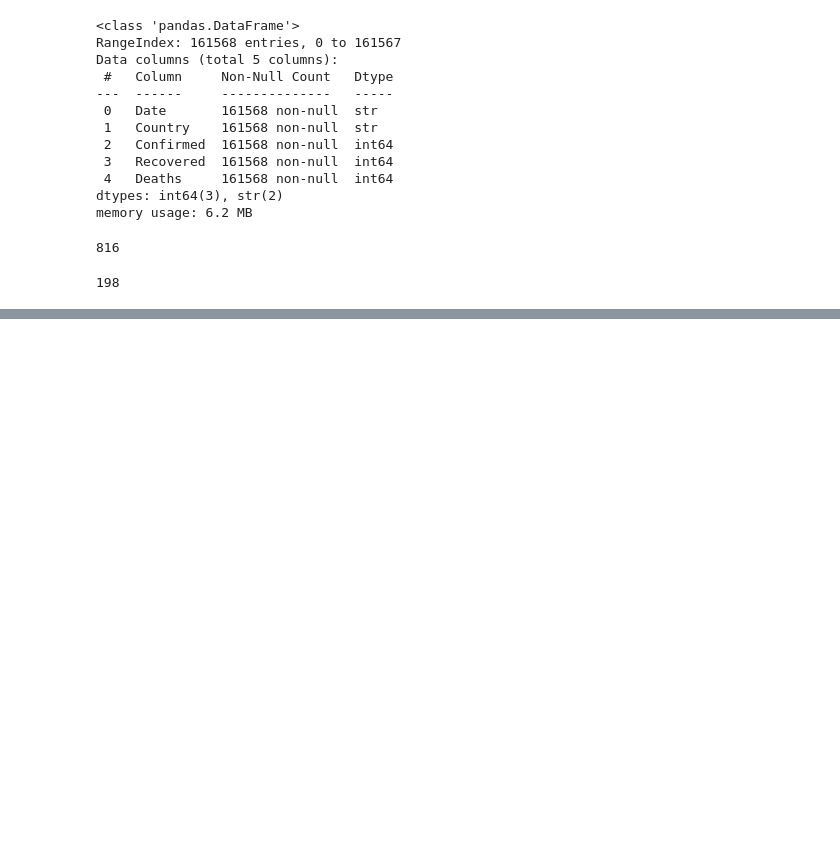
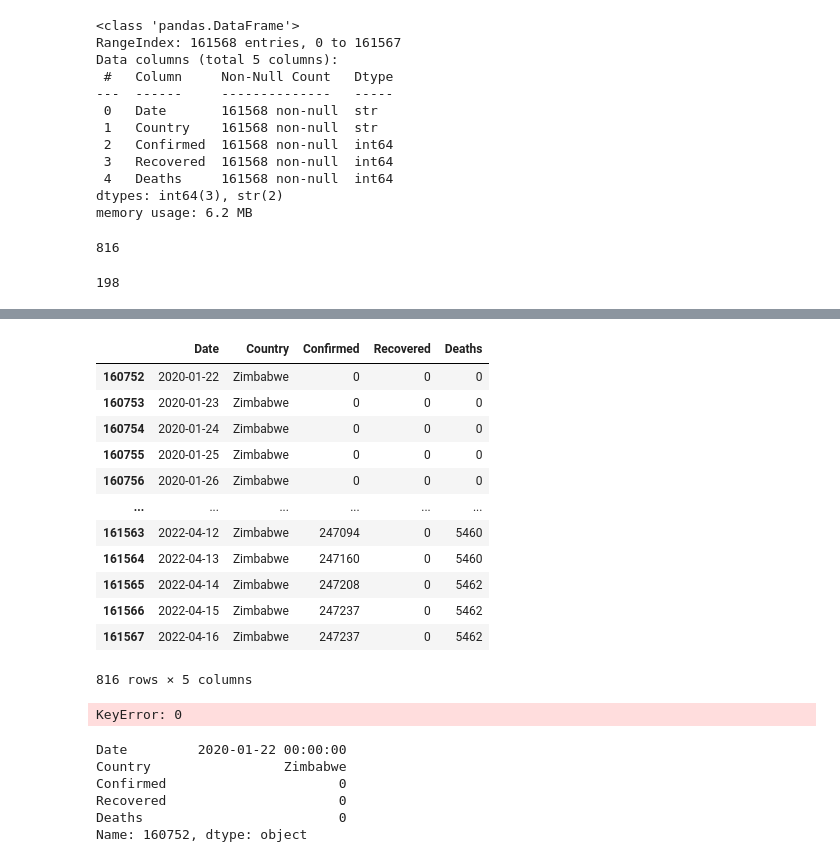
Before and after one commit to Manan-hhm/dataAdventure, a Jupyter notebook: Concept Notes/Pandas/RdDatasets.ipynb, the cells around one changed output, grey strips where cells are left out. Cells and saved outputs as stored; diff of their text form; code cells hidden in the pictures; blank space fills up the shorter version.

```diff
--- a/Concept Notes/Pandas/RdDatasets.ipynb
+++ b/Concept Notes/Pandas/RdDatasets.ipynb
@@ -47,0 +146,31 @@ countries_covid_data["Country"].nunique()
+# %%
+covid19_zimbabwe = countries_covid_data.query("(Country == 'Zimbabwe')")
+# %%
+covid19_zimbabwe                   #indices still start from default assigned numbers
+# %% [output]
+|  | Date | Country | Confirmed | Recovered | Deaths |
+| 160752 | 2020-01-22 | Zimbabwe | 0 | 0 | 0 |
+| 160753 | 2020-01-23 | Zimbabwe | 0 | 0 | 0 |
+| 160754 | 2020-01-24 | Zimbabwe | 0 | 0 | 0 |
+| 160755 | 2020-01-25 | Zimbabwe | 0 | 0 | 0 |
+| 160756 | 2020-01-26 | Zimbabwe | 0 | 0 | 0 |
+| ... | ... | ... | ... | ... | ... |
+| 161563 | 2022-04-12 | Zimbabwe | 247094 | 0 | 5460 |
+| 161564 | 2022-04-13 | Zimbabwe | 247160 | 0 | 5460 |
+| 161565 | 2022-04-14 | Zimbabwe | 247208 | 0 | 5462 |
+| 161566 | 2022-04-15 | Zimbabwe | 247237 | 0 | 5462 |
+| 161567 | 2022-04-16 | Zimbabwe | 247237 | 0 | 5462 |
+816 rows × 5 columns
+# %%
+covid19_zimbabwe.loc[0]         #index not matched
+# %% [output]
+KeyError: 0
+# %%
+covid19_zimbabwe.iloc[0]        #always does location based searching not index based
+# %% [output]
+Date         2020-01-22 00:00:00
+Country                 Zimbabwe
+Confirmed                      0
+Recovered                      0
+Deaths                         0
+Name: 160752, dtype: object
```
Also changed, not shown: parts of 19 cells of this notebook.
